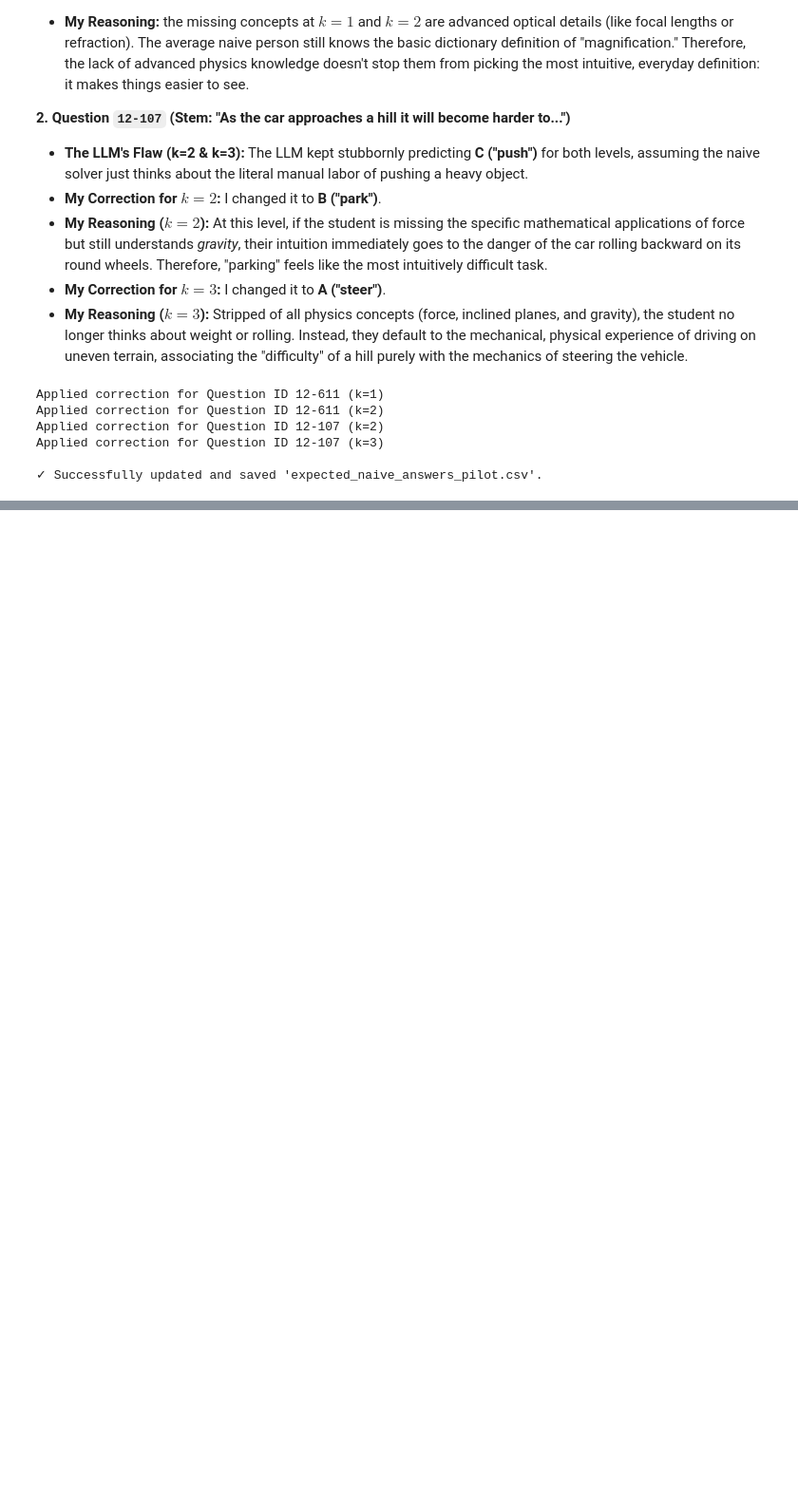
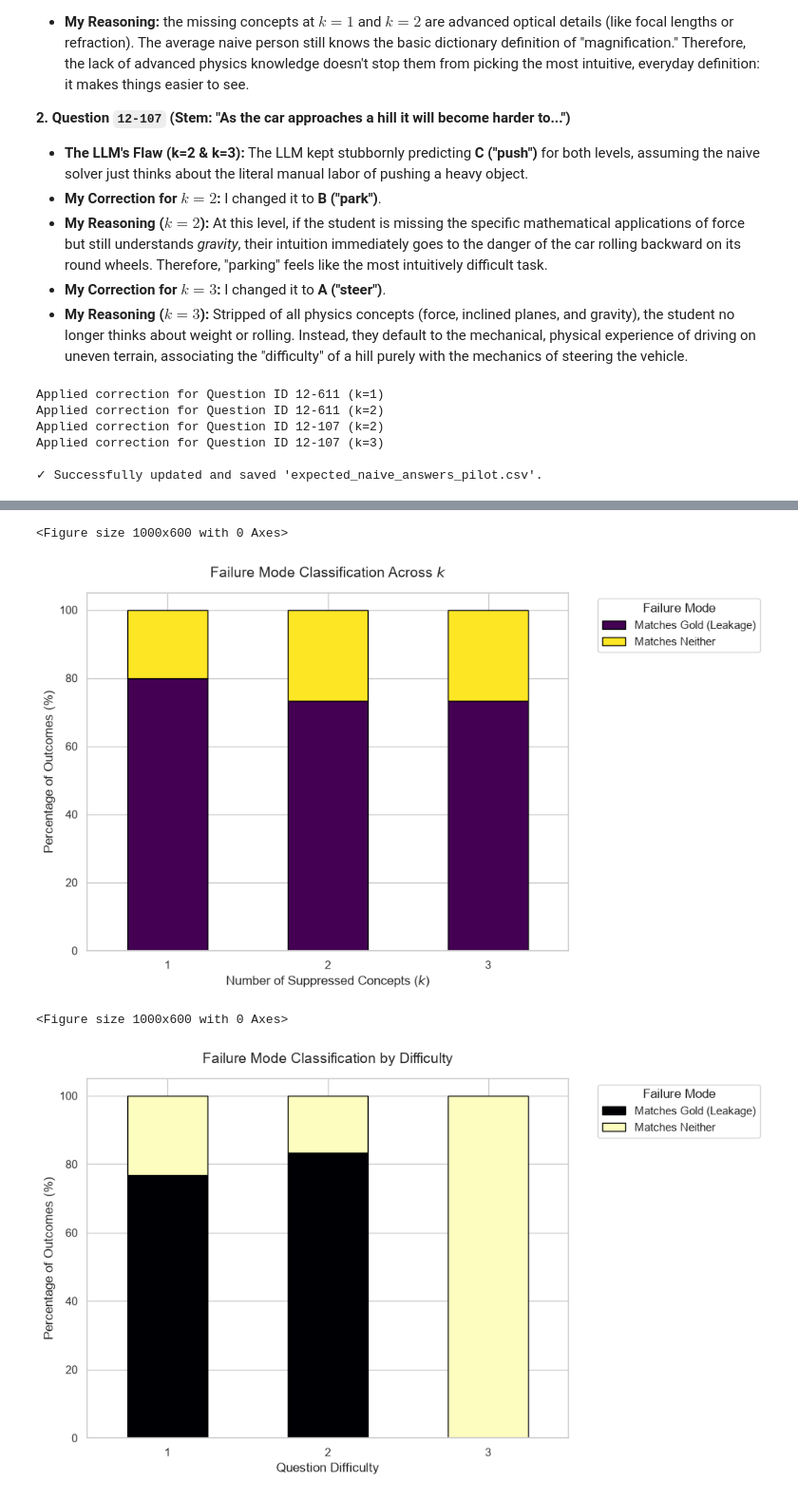
Before and after one commit to Parsa-Saeednia/UT-DataScience-Spring2026, a Jupyter notebook: Assignments/CA5/task3_Simulating_Human_Knowledge_Gaps_LLM.ipynb, the cells around one changed output, grey strips where cells are left out. Shown at 95% size. Saved outputs shown, nothing was run; the diff lists cells and outputs as text; code cells hidden in the pictures; blank space fills up the shorter version.

```diff
--- a/Assignments/CA5/task3_Simulating_Human_Knowledge_Gaps_LLM.ipynb
+++ b/Assignments/CA5/task3_Simulating_Human_Knowledge_Gaps_LLM.ipynb
@@ -1638,0 +2220,58 @@ Applied correction for Question ID 12-107 (k=3)
+# %%
+import pandas as pd
+import matplotlib.pyplot as plt
+import seaborn as sns
+
+sns.set_theme(style="whitegrid")
+
+df_sim = pd.read_csv('simulated_responses_scaled.csv')
+df_naive = pd.read_csv('expected_naive_answers_pilot.csv')
+
+# Ensure question_id and k are the same data type for merging if needed
+df_sim['question_id'] = df_sim['question_id'].astype(str)
+df_naive['question_id'] = df_naive['question_id'].astype(str)
+
+# Merge expected naive answers with simulated responses
+df = pd.merge(df_sim, df_naive[['question_id', 'k', 'expected_answer']], on=['question_id', 'k'], how='left')
+df = pd.merge(df, df_results[['question_id', 'k', 'difficulty', 'subject_area', 'forbidden_concepts']], on=['question_id', 'k'], how='left')
+
+def classify_failure_mode(row):
+    if row['simulated_answer'] == row['expected_answer']:
+        return 'Matches Expected Naive'
+
+    elif (row['simulated_answer'] == row['gold_answer']) and (row['forbidden_concepts']):
+        return 'Matches Gold (Leakage)'
+
+    else:
+        return 'Matches Neither'
+
+df['failure_mode'] = df.apply(classify_failure_mode, axis=1)
+
+plt.figure(figsize=(10, 6))
+k_crosstab = pd.crosstab(df['k'], df['failure_mode'], normalize='index') * 100
+
+k_crosstab.plot(kind='bar', stacked=True, colormap='viridis', figsize=(10, 6), edgecolor='black')
+plt.title('Failure Mode Classification Across $k$', fontsize=14, pad=15)
+plt.xlabel('Number of Suppressed Concepts ($k$)', fontsize=12)
+plt.ylabel('Percentage of Outcomes (%)', fontsize=12)
+plt.legend(title='Failure Mode', bbox_to_anchor=(1.05, 1), loc='upper left')
+plt.xticks(rotation=0)
+plt.tight_layout()
+plt.show()
+
+plt.figure(figsize=(10, 6))
+diff_crosstab = pd.crosstab(df['difficulty'], df['failure_mode'], normalize='index') * 100
+
+diff_crosstab.plot(kind='bar', stacked=True, colormap='magma', figsize=(10, 6), edgecolor='black')
+plt.title('Failure Mode Classification by Difficulty', fontsize=14, pad=15)
+plt.xlabel('Question Difficulty', fontsize=12)
+plt.ylabel('Percentage of Outcomes (%)', fontsize=12)
+plt.legend(title='Failure Mode', bbox_to_anchor=(1.05, 1), loc='upper left')
+plt.xticks(rotation=0)
+plt.tight_layout()
+plt.show()
+# %% [output]
+<Figure size 1000x600 with 0 Axes>
+[figure, added]
+<Figure size 1000x600 with 0 Axes>
+[figure, added]
```
Also changed, not shown: parts of 12 cells of this notebook, 1 other file.
